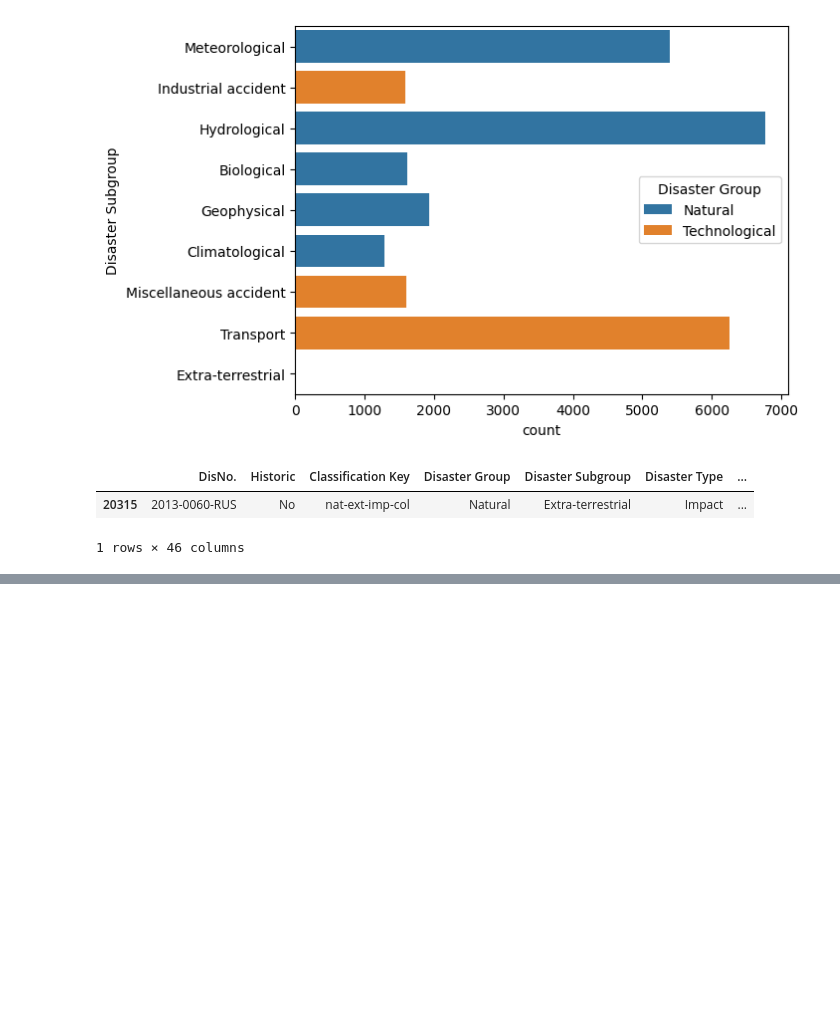
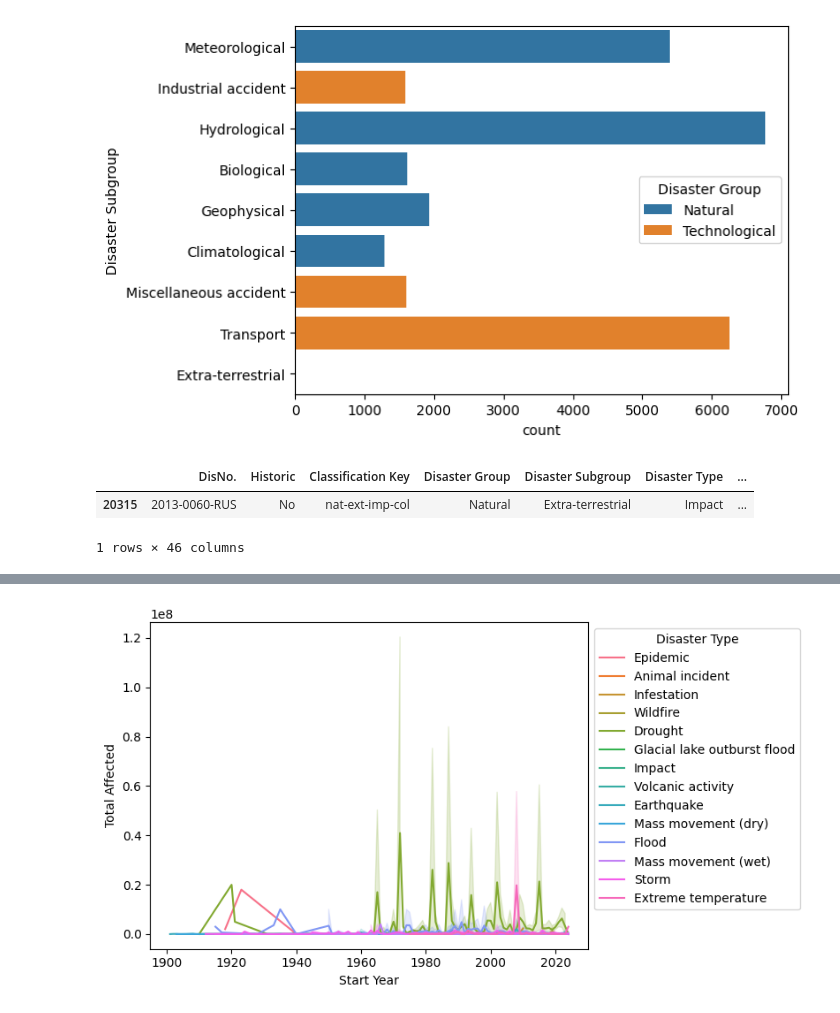
Before and after one commit to com-480-data-visualization/project-2024-DisasterClass, a Jupyter notebook: exploratory_data_analysis.ipynb, the cells around one changed output, grey strips where cells are left out. Drawn from its saved outputs; the diff is of its cells as text; code cells hidden in the pictures; blank space fills up the shorter version.

```diff
--- a/exploratory_data_analysis.ipynb
+++ b/exploratory_data_analysis.ipynb
@@ -39,0 +84,3 @@ array(['Kph', 'm3', 'Km2', 'Vaccinated', nan, 'Richter', '°C'],
+# %%
+total_affected_data = emdat_data[emdat_data["Disaster Group"] == "Natural"].dropna(subset=["Total Affected"])
+total_affected_data
@@ -39,0 +101,17 @@ array(['Kph', 'm3', 'Km2', 'Vaccinated', nan, 'Richter', '°C'],
+# %%
+ax = sns.lineplot(
+    total_affected_data
+    # # Boolean filters to zoom into the plot by removing the largest values
+    # [
+    #     (total_affected_data["Disaster Type"] != "Drought")
+    #     * (total_affected_data["Disaster Type"] != "Epidemic")
+    #     * (total_affected_data["Disaster Type"] != "Extreme temperature")
+    # ]
+    ,
+    x="Start Year",
+    y="Total Affected",
+    hue="Disaster Type",
+)
+sns.move_legend(ax, "upper left", bbox_to_anchor=(1, 1))
+# %% [output]
+[figure, added]
```
Also changed, not shown: parts of 10 cells of this notebook.
